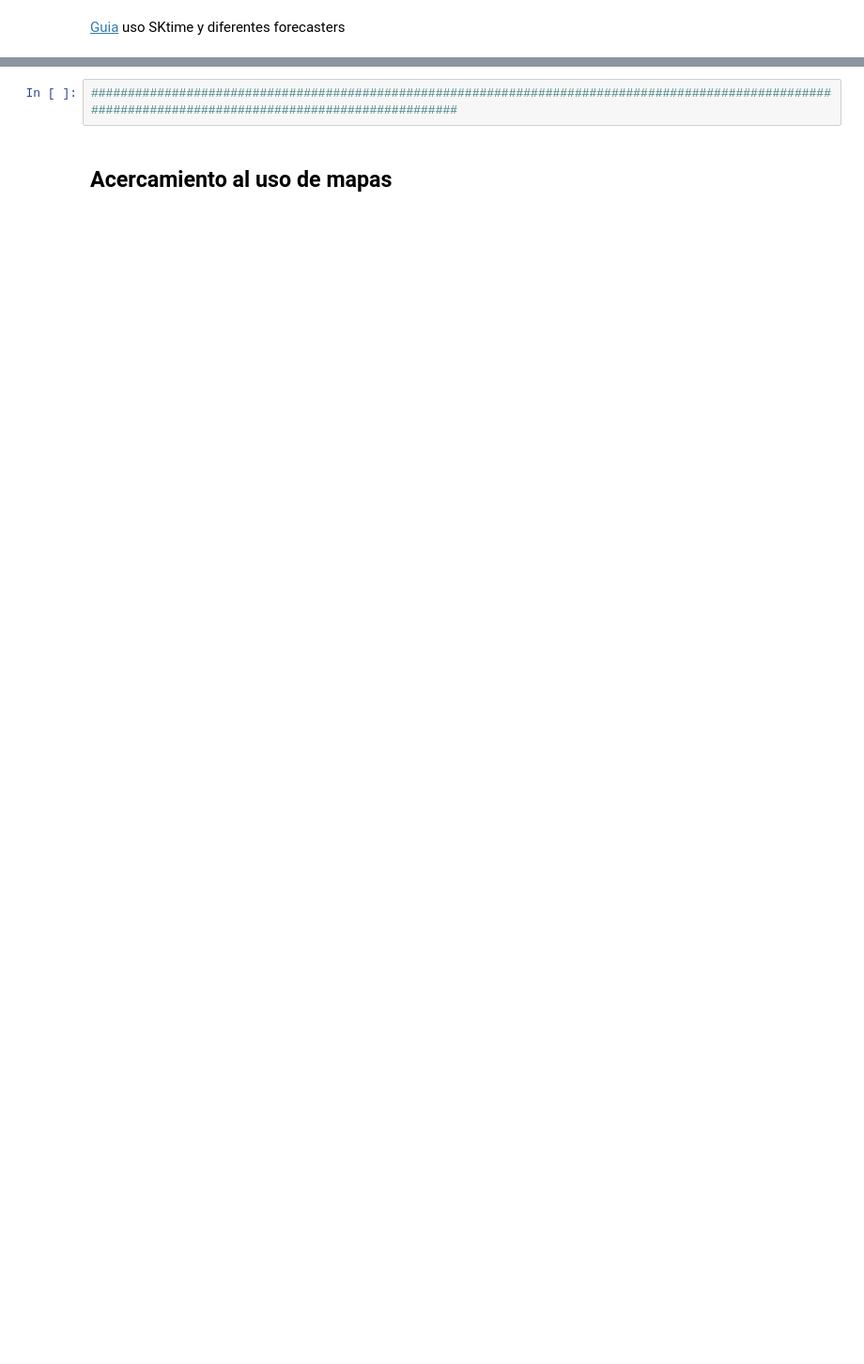
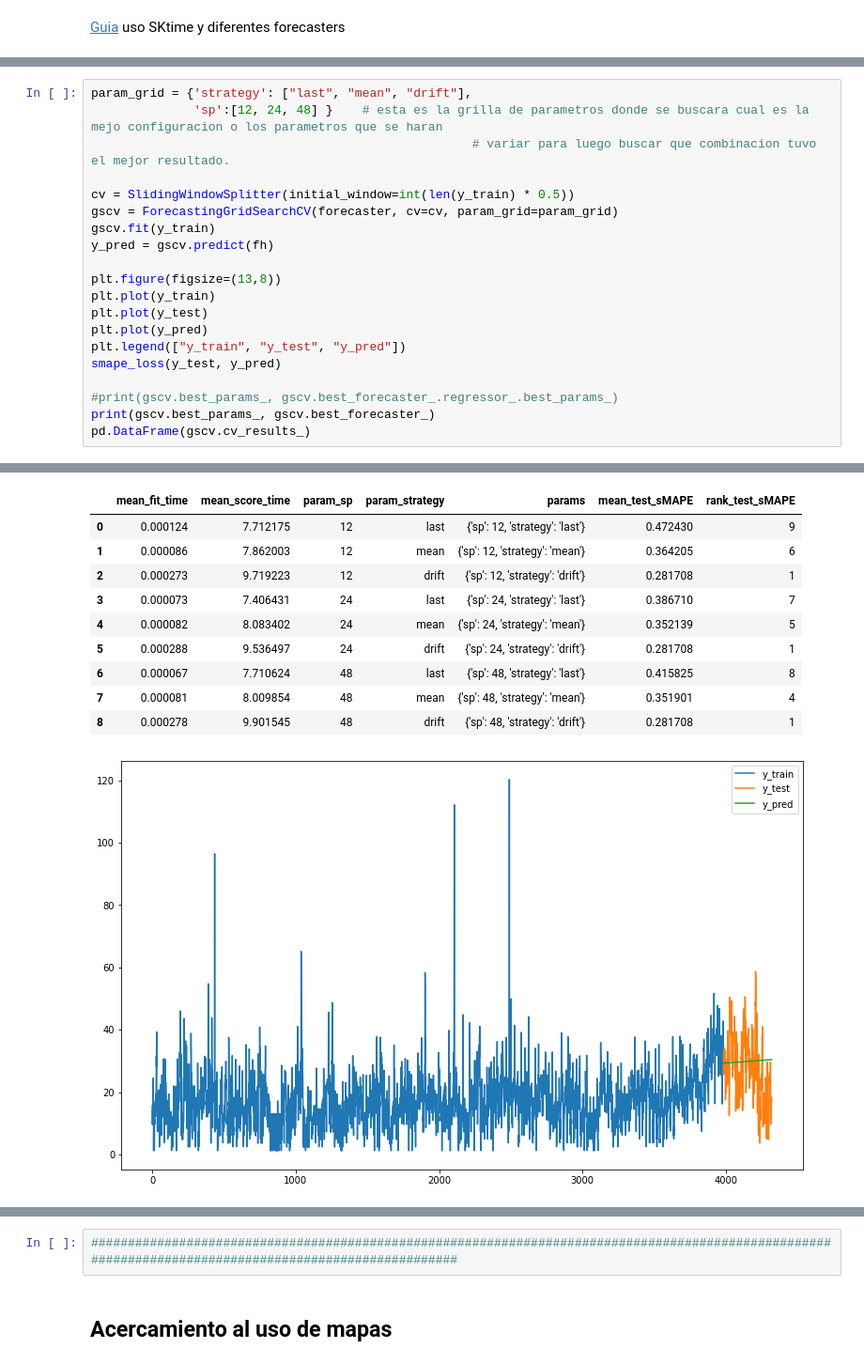
Before and after one commit to julianzd13/Senales-3-proyecto-aplicacion-Aire-SIATA, a Jupyter notebook: SIATA_Pro_intent_1_J_Zapata.ipynb, the cells around one changed output, grey strips where cells are left out. Shown: that part at 94% size. Saved outputs shown, nothing was run; the diff lists cells and outputs as text; blank space fills up the shorter version.

```diff
--- a/SIATA_Pro_intent_1_J_Zapata.ipynb
+++ b/SIATA_Pro_intent_1_J_Zapata.ipynb
@@ -417,0 +443,21 @@ smape_loss(y_test, y_pred)
+# %%
+param_grid = {'strategy': ["last", "mean", "drift"],
+              'sp':[12, 24, 48] }    # esta es la grilla de parametros donde se buscara cual es la mejo configuracion o los parametros que se haran
+                                                    # variar para luego buscar que combinacion tuvo el mejor resultado.
+
+cv = SlidingWindowSplitter(initial_window=int(len(y_train) * 0.5))
+gscv = ForecastingGridSearchCV(forecaster, cv=cv, param_grid=param_grid)
+gscv.fit(y_train)
+y_pred = gscv.predict(fh)
+
+plt.figure(figsize=(13,8))
+plt.plot(y_train)
+plt.plot(y_test)
+plt.plot(y_pred)
+plt.legend(["y_train", "y_test", "y_pred"])
+smape_loss(y_test, y_pred)
+
+#print(gscv.best_params_, gscv.best_forecaster_.regressor_.best_params_)
+print(gscv.best_params_, gscv.best_forecaster_)
+pd.DataFrame(gscv.cv_results_)
+# %% [output]
@@ -417,0 +473,11 @@ smape_loss(y_test, y_pred)
+|  | mean_fit_time | mean_score_time | param_sp | param_strategy | params | mean_test_sMAPE | rank_test_sMAPE |
+| 0 | 0.000124 | 7.712175 | 12 | last | {'sp': 12, 'strategy': 'last'} | 0.472430 | 9 |
+| 1 | 0.000086 | 7.862003 | 12 | mean | {'sp': 12, 'strategy': 'mean'} | 0.364205 | 6 |
+| 2 | 0.000273 | 9.719223 | 12 | drift | {'sp': 12, 'strategy': 'drift'} | 0.281708 | 1 |
+| 3 | 0.000073 | 7.406431 | 24 | last | {'sp': 24, 'strategy': 'last'} | 0.386710 | 7 |
+| 4 | 0.000082 | 8.083402 | 24 | mean | {'sp': 24, 'strategy': 'mean'} | 0.352139 | 5 |
+| 5 | 0.000288 | 9.536497 | 24 | drift | {'sp': 24, 'strategy': 'drift'} | 0.281708 | 1 |
+| 6 | 0.000067 | 7.710624 | 48 | last | {'sp': 48, 'strategy': 'last'} | 0.415825 | 8 |
+| 7 | 0.000081 | 8.009854 | 48 | mean | {'sp': 48, 'strategy': 'mean'} | 0.351901 | 4 |
+| 8 | 0.000278 | 9.901545 | 48 | drift | {'sp': 48, 'strategy': 'drift'} | 0.281708 | 1 |
+[figure, added]
```
Also changed, not shown: parts of 34 cells of this notebook.
